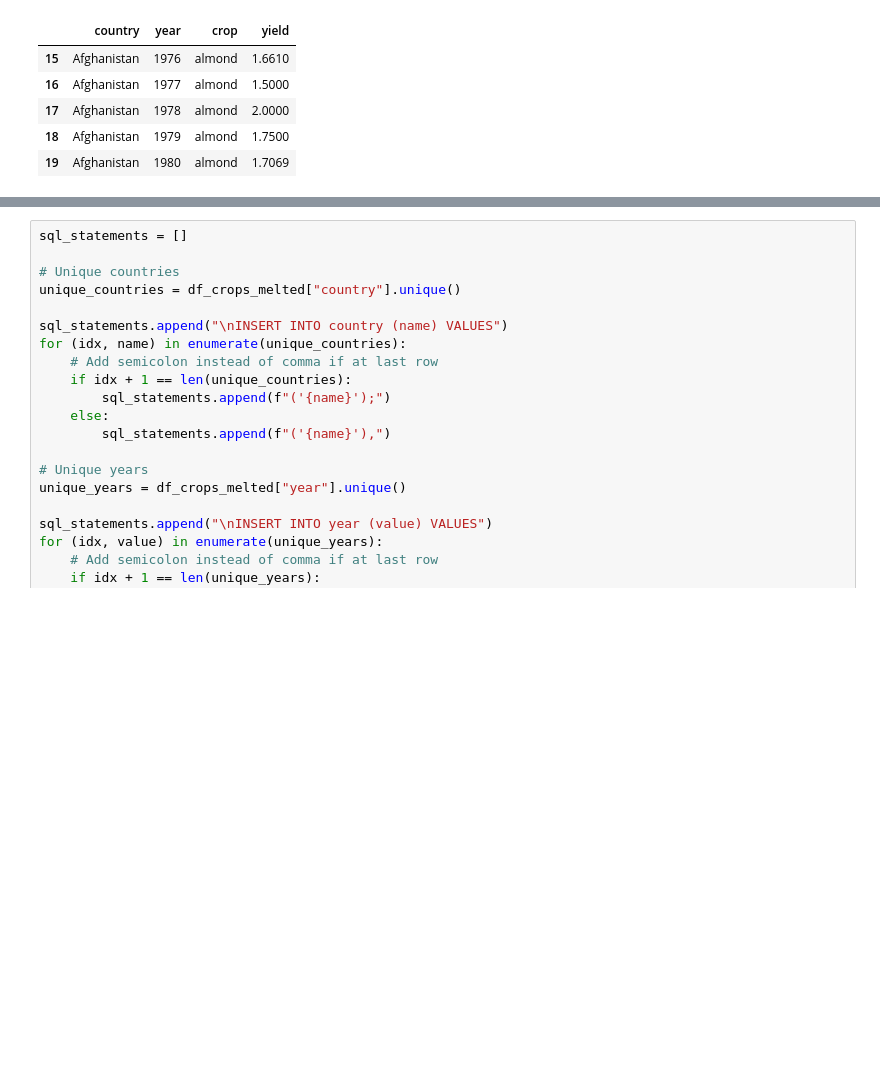
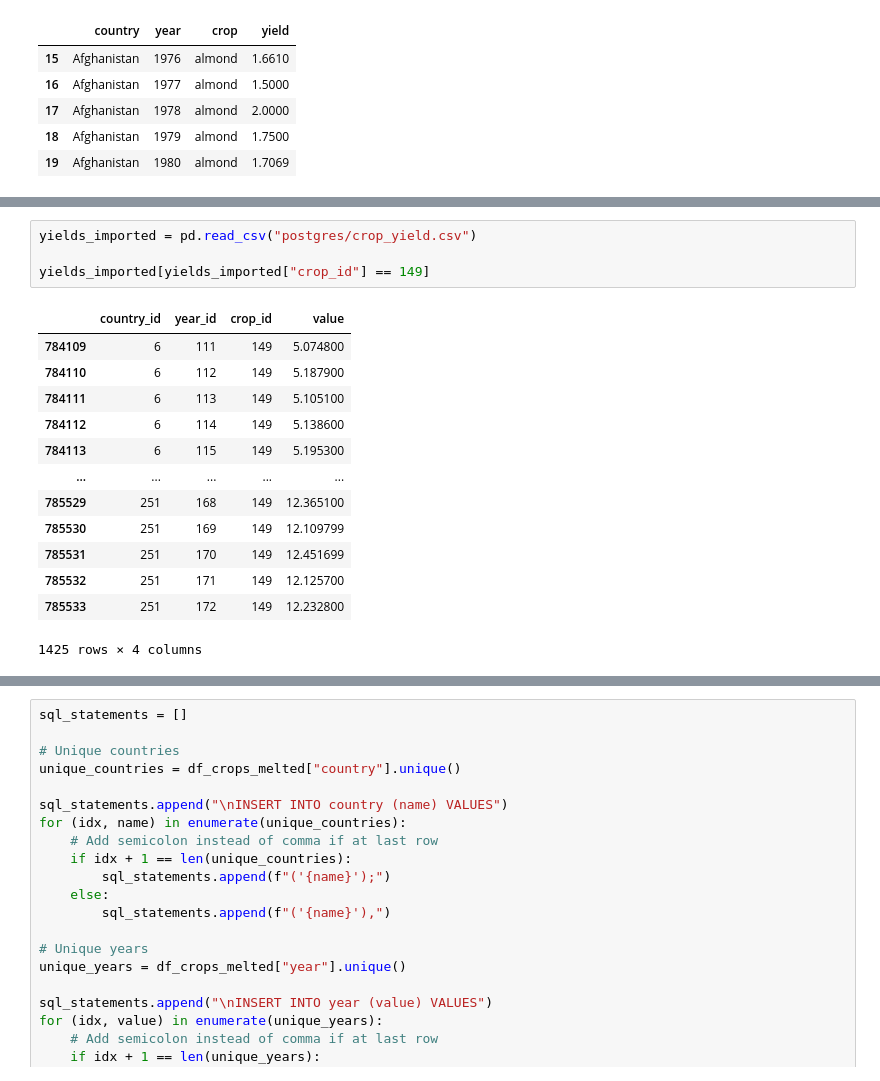
Before and after one commit to nikhil4424/dotnet_datavis_webapp, a Jupyter notebook: database/dataset_preparation.ipynb, the cells around one changed output, grey strips where cells are left out. Saved outputs shown, nothing was run; the diff lists cells and outputs as text; blank space fills up the shorter version.

```diff
--- a/database/dataset_preparation.ipynb
+++ b/database/dataset_preparation.ipynb
@@ -155,2 +189,20 @@ crop_mapping = {name[0]: idx + 1 for idx, name in enumerate(df_crops_unique.valu
+# %%
+yields_imported = pd.read_csv("postgres/crop_yield.csv")
+
+yields_imported[yields_imported["crop_id"] == 149]
+# %% [output]
+|  | country_id | year_id | crop_id | value |
+| 784109 | 6 | 111 | 149 | 5.074800 |
+| 784110 | 6 | 112 | 149 | 5.187900 |
+| 784111 | 6 | 113 | 149 | 5.105100 |
+| 784112 | 6 | 114 | 149 | 5.138600 |
+| 784113 | 6 | 115 | 149 | 5.195300 |
+| ... | ... | ... | ... | ... |
+| 785529 | 251 | 168 | 149 | 12.365100 |
+| 785530 | 251 | 169 | 149 | 12.109799 |
+| 785531 | 251 | 170 | 149 | 12.451699 |
+| 785532 | 251 | 171 | 149 | 12.125700 |
+| 785533 | 251 | 172 | 149 | 12.232800 |
+1425 rows × 4 columns
 # %%
 crop_mapping
```
Also changed, not shown: parts of 13 cells of this notebook, 4 other files.
